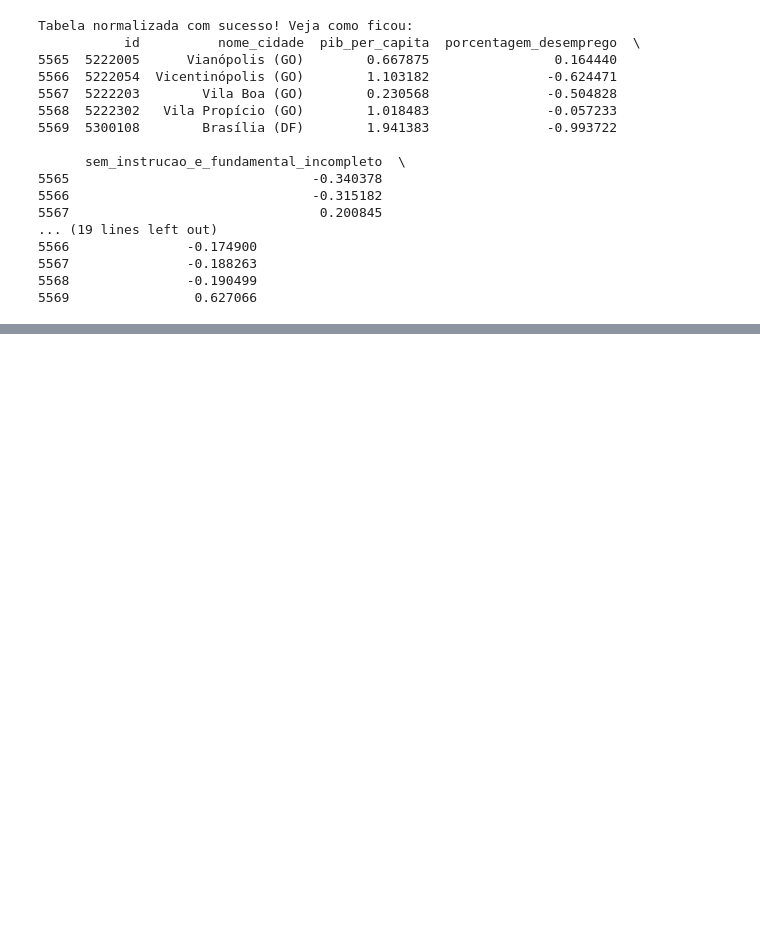
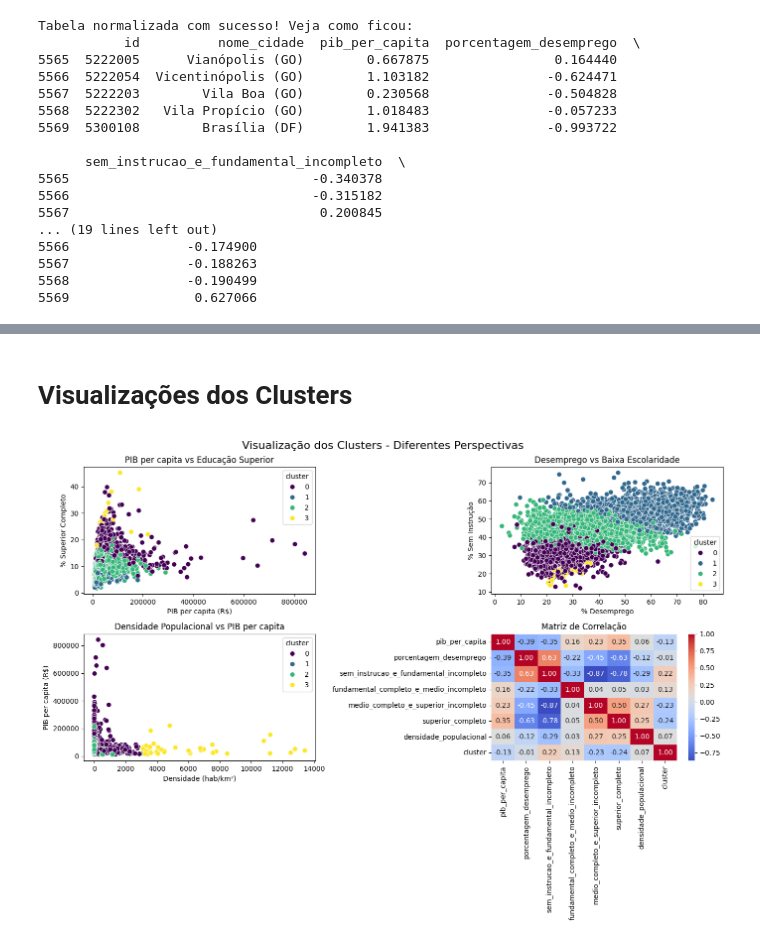
Before and after one commit to Gabr1elFraga/Agrupamento-de-Cidades-por-Indicadores-Socioeconomicos, a Jupyter notebook: agrupamentos_de_cidades_por_indicadores_socieconomicos.ipynb, the cells around one changed output, grey strips where cells are left out. Drawn from its saved outputs; the diff is of its cells as text; code cells hidden in the pictures; blank space fills up the shorter version.

```diff
--- a/agrupamentos_de_cidades_por_indicadores_socieconomicos.ipynb
+++ b/agrupamentos_de_cidades_por_indicadores_socieconomicos.ipynb
@@ -148,0 +241,14 @@ Tabela normalizada com sucesso! Veja como ficou:
+# %%
+NUM_CLUSTERS = 4
+
+# Aplicar K-Means
+kmeans = KMeans(n_clusters=NUM_CLUSTERS, random_state=42, n_init=10)
+labels_clusters = kmeans.fit_predict(X)
+
+# Adicionar clusters aos DataFrames
+df_total['cluster'] = labels_clusters
+df_total_normalizado['cluster'] = labels_clusters
+
+print(f"K-Means aplicado com {NUM_CLUSTERS} clusters!")
+print("\nDistribuição das cidades por cluster:")
+print(df_total['cluster'].value_counts().sort_index())
@@ -148,0 +333,36 @@ Tabela normalizada com sucesso! Veja como ficou:
+# %% [markdown]
+# Visualizações dos Clusters
+# %%
+fig, axes = plt.subplots(2, 2, figsize=(14, 10))
+fig.suptitle('Visualização dos Clusters - Diferentes Perspectivas', fontsize=16)
+
+# Gráfico 1: PIB per capita vs Superior Completo
+sns.scatterplot(data=df_total, x='pib_per_capita', y='superior_completo',
+                hue='cluster', palette='viridis', ax=axes[0,0], s=50)
+axes[0,0].set_title('PIB per capita vs Educação Superior')
+axes[0,0].set_xlabel('PIB per capita (R$)')
+axes[0,0].set_ylabel('% Superior Completo')
+
+# Gráfico 2: Desemprego vs Sem Instrução
+sns.scatterplot(data=df_total, x='porcentagem_desemprego', y='sem_instrucao_e_fundamental_incompleto',
+                hue='cluster', palette='viridis', ax=axes[0,1], s=50)
+axes[0,1].set_title('Desemprego vs Baixa Escolaridade')
+axes[0,1].set_xlabel('% Desemprego')
+axes[0,1].set_ylabel('% Sem Instrução')
+
+# Gráfico 3: Densidade Populacional vs PIB per capita
+sns.scatterplot(data=df_total, x='densidade_populacional', y='pib_per_capita',
+                hue='cluster', palette='viridis', ax=axes[1,0], s=50)
+axes[1,0].set_title('Densidade Populacional vs PIB per capita')
+axes[1,0].set_xlabel('Densidade (hab/km²)')
+axes[1,0].set_ylabel('PIB per capita (R$)')
+
+# Gráfico 4: Mapa de calor das correlações
+correlacoes = df_total[colunas_para_normalizar + ['cluster']].corr()
+sns.heatmap(correlacoes, annot=True, fmt='.2f', cmap='coolwarm', ax=axes[1,1])
+axes[1,1].set_title('Matriz de Correlação')
+
+plt.tight_layout()
+plt.show()
+# %% [output]
+[figure, added]
```
Also changed, not shown: parts of 14 cells of this notebook.
